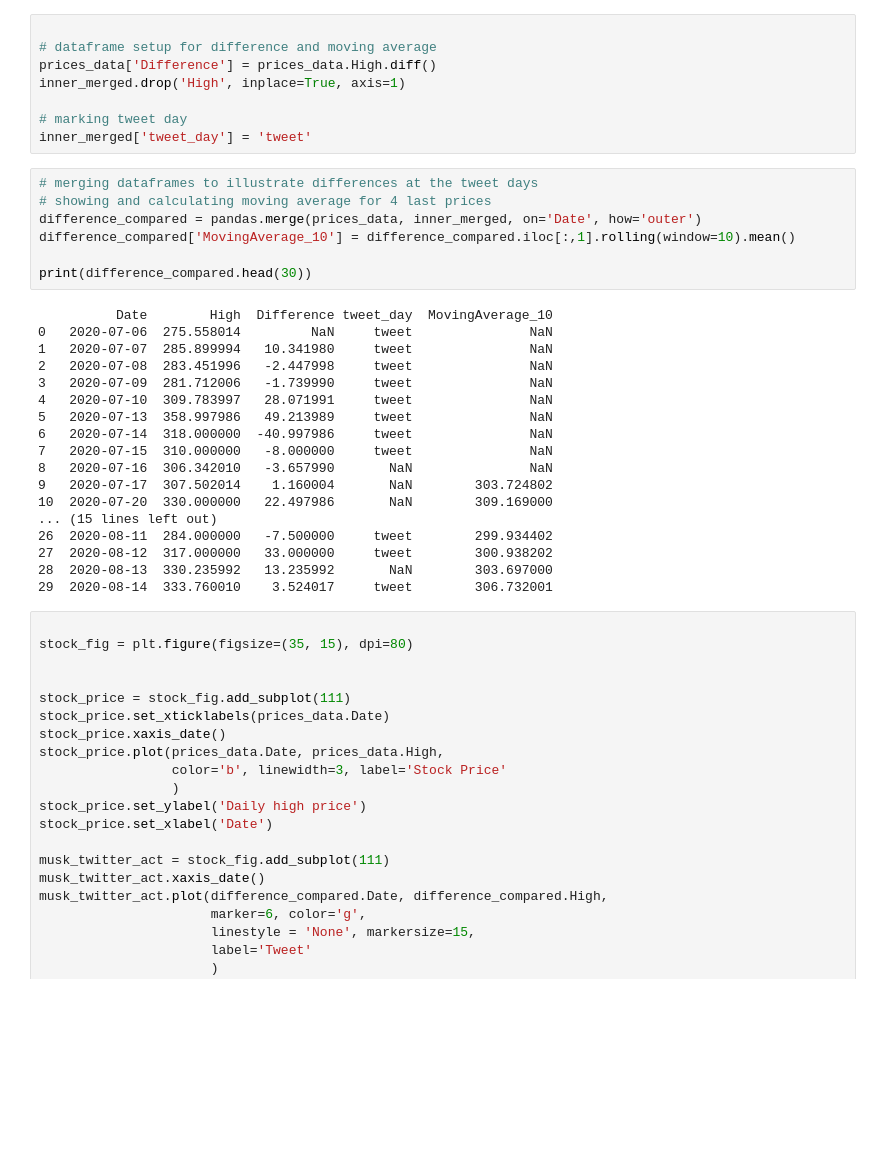
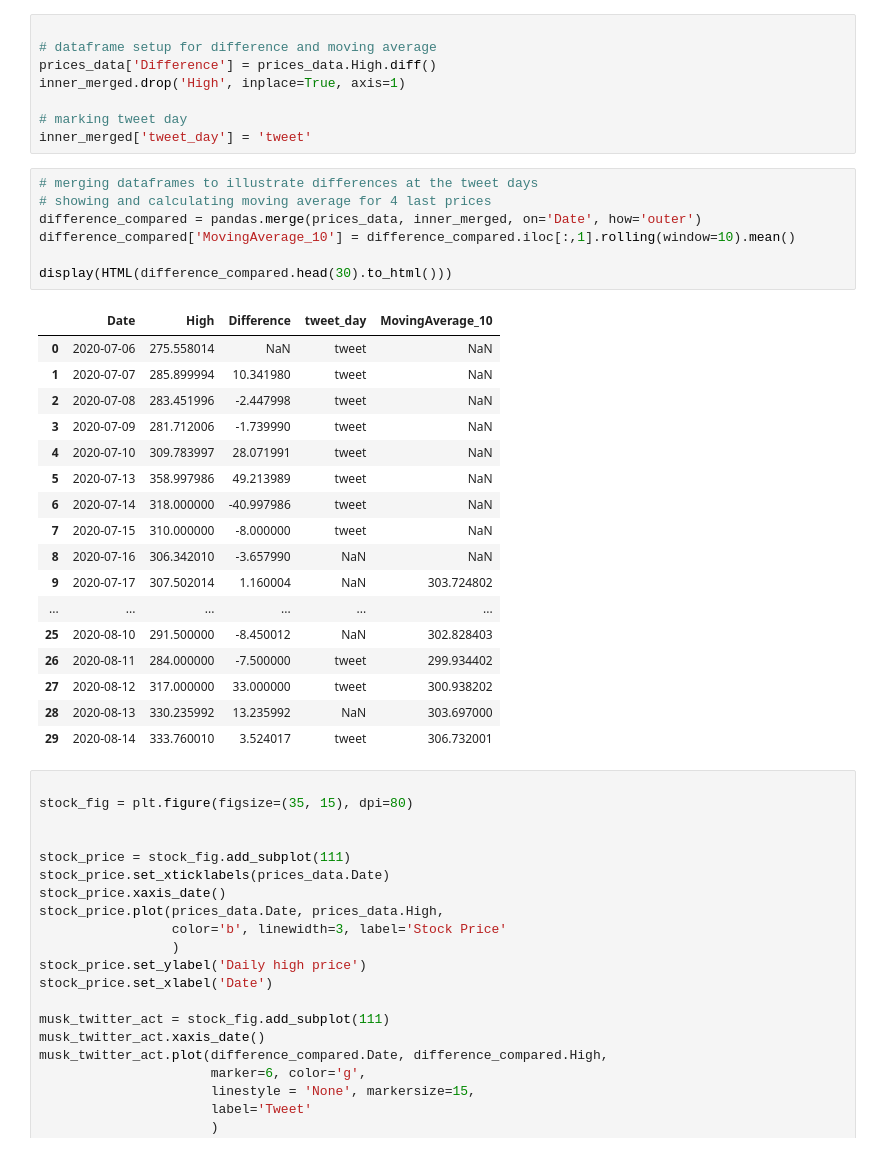
Before and after one commit to fxdx/Tweets-Affecting-Stock-Prices-analysis, a Jupyter notebook: twitter_words_analysis.ipynb, the cells around one changed output. Saved outputs shown, nothing was run; the diff lists cells and outputs as text; blank space fills up the shorter version.

Commit message:
Better dataframe visualizing using HTML display

```diff
--- a/twitter_words_analysis.ipynb
+++ b/twitter_words_analysis.ipynb
@@ -378,28 +379,28 @@ inner_merged['tweet_day'] = 'tweet'
 # %%
 # merging dataframes to illustrate differences at the tweet days
 # showing and calculating moving average for 4 last prices
 difference_compared = pandas.merge(prices_data, inner_merged, on='Date', how='outer')
 difference_compared['MovingAverage_10'] = difference_compared.iloc[:,1].rolling(window=10).mean()
 
-print(difference_compared.head(30))
+display(HTML(difference_compared.head(30).to_html()))
 # %% [output]
-          Date        High  Difference tweet_day  MovingAverage_10
-0   2020-07-06  275.558014         NaN     tweet               NaN
-1   2020-07-07  285.899994   10.341980     tweet               NaN
-2   2020-07-08  283.451996   -2.447998     tweet               NaN
-3   2020-07-09  281.712006   -1.739990     tweet               NaN
-4   2020-07-10  309.783997   28.071991     tweet               NaN
-5   2020-07-13  358.997986   49.213989     tweet               NaN
-6   2020-07-14  318.000000  -40.997986     tweet               NaN
-7   2020-07-15  310.000000   -8.000000     tweet               NaN
-8   2020-07-16  306.342010   -3.657990       NaN               NaN
-9   2020-07-17  307.502014    1.160004       NaN        303.724802
-10  2020-07-20  330.000000   22.497986       NaN        309.169000
-... (15 lines left out)
-26  2020-08-11  284.000000   -7.500000     tweet        299.934402
-27  2020-08-12  317.000000   33.000000     tweet        300.938202
-28  2020-08-13  330.235992   13.235992       NaN        303.697000
-29  2020-08-14  333.760010    3.524017     tweet        306.732001
+|  | Date | High | Difference | tweet_day | MovingAverage_10 |
+| 0 | 2020-07-06 | 275.558014 | NaN | tweet | NaN |
+| 1 | 2020-07-07 | 285.899994 | 10.341980 | tweet | NaN |
+| 2 | 2020-07-08 | 283.451996 | -2.447998 | tweet | NaN |
+| 3 | 2020-07-09 | 281.712006 | -1.739990 | tweet | NaN |
+| 4 | 2020-07-10 | 309.783997 | 28.071991 | tweet | NaN |
+| 5 | 2020-07-13 | 358.997986 | 49.213989 | tweet | NaN |
+| 6 | 2020-07-14 | 318.000000 | -40.997986 | tweet | NaN |
+| 7 | 2020-07-15 | 310.000000 | -8.000000 | tweet | NaN |
+| 8 | 2020-07-16 | 306.342010 | -3.657990 | NaN | NaN |
+| 9 | 2020-07-17 | 307.502014 | 1.160004 | NaN | 303.724802 |
+| ... | ... | ... | ... | ... | ... |
+| 25 | 2020-08-10 | 291.500000 | -8.450012 | NaN | 302.828403 |
+| 26 | 2020-08-11 | 284.000000 | -7.500000 | tweet | 299.934402 |
+| 27 | 2020-08-12 | 317.000000 | 33.000000 | tweet | 300.938202 |
+| 28 | 2020-08-13 | 330.235992 | 13.235992 | NaN | 303.697000 |
+| 29 | 2020-08-14 | 333.760010 | 3.524017 | tweet | 306.732001 |
 # %%
 
 stock_fig = plt.figure(figsize=(35, 15), dpi=80)
```
Also changed, not shown: parts of 6 cells of this notebook.
